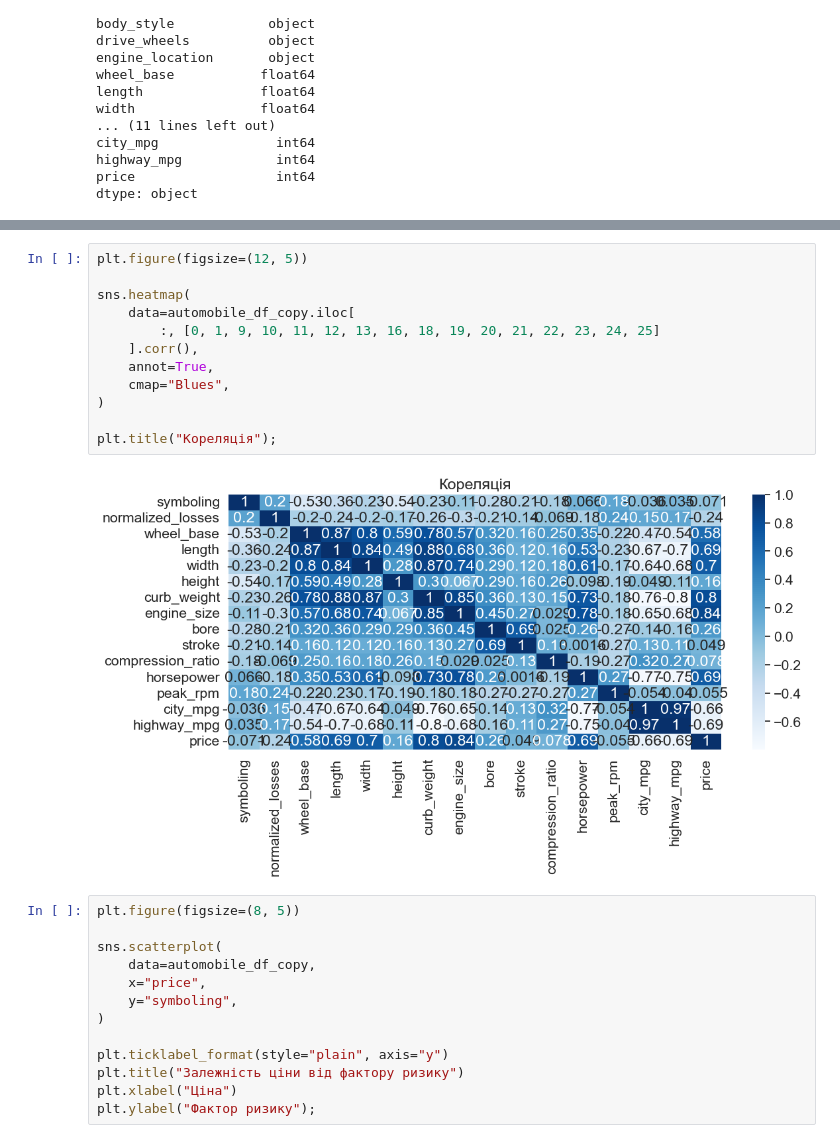
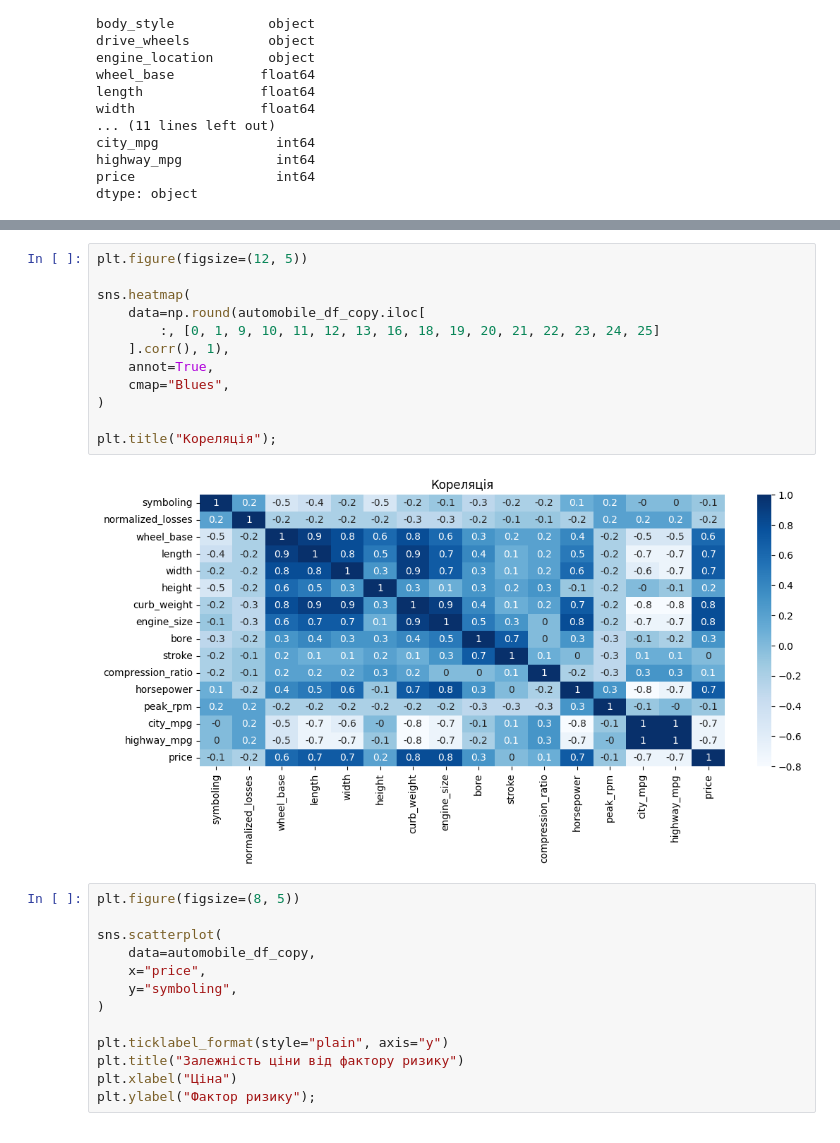
Before and after one commit to VitaliiTernovtsev/DSBD_Ternovtsev, a Jupyter notebook: Lab_3/lab_3.ipynb, the cells around one changed output, grey strips where cells are left out. Saved outputs shown, nothing was run; the diff lists cells and outputs as text.

```diff
--- a/Lab_3/lab_3.ipynb
+++ b/Lab_3/lab_3.ipynb
@@ -218,17 +218,17 @@ plt.tight_layout(pad=2)
 # %%
 plt.figure(figsize=(12, 5))
 
 sns.heatmap(
-    data=automobile_df_copy.iloc[
+    data=np.round(automobile_df_copy.iloc[
         :, [0, 1, 9, 10, 11, 12, 13, 16, 18, 19, 20, 21, 22, 23, 24, 25]
-    ].corr(),
+    ].corr(), 1),
     annot=True,
     cmap="Blues",
 )
 
 plt.title("Кореляція");
 # %% [output]
-[figure, old version]
+[figure, new version]
 # %%
 plt.figure(figsize=(8, 5))
 
```
Also changed, not shown: parts of 3 cells of this notebook.
